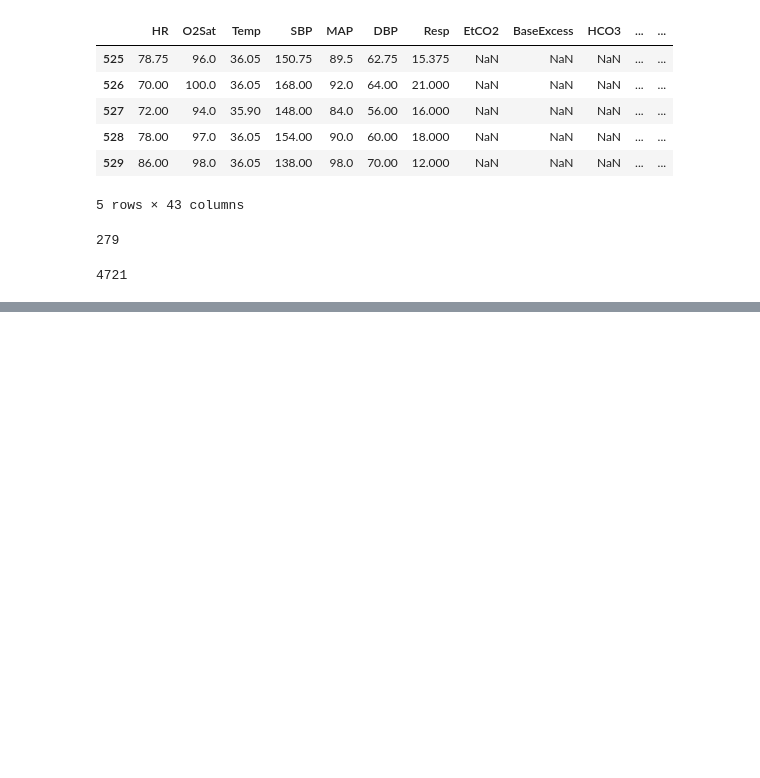
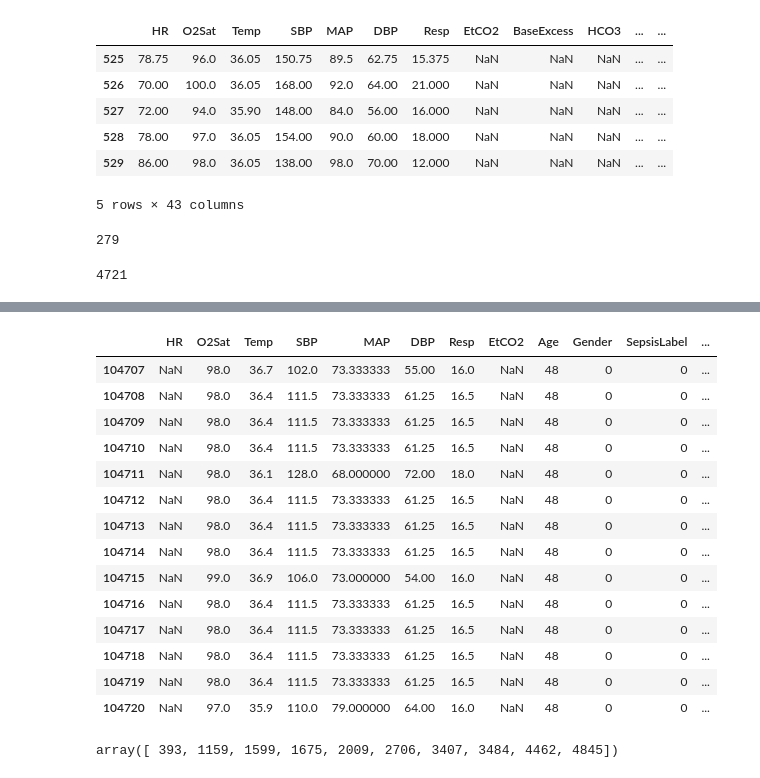
Before and after one commit to Fryman93/SprungBoard, a Jupyter notebook: Capstone 2/Sepsis/Sepsis.ipynb, the cells around one changed output, grey strips where cells are left out. Drawn from its saved outputs; the diff is of its cells as text; code cells hidden in the pictures; blank space fills up the shorter version.

```diff
--- a/Capstone 2/Sepsis/Sepsis.ipynb
+++ b/Capstone 2/Sepsis/Sepsis.ipynb
@@ -468,0 +336,25 @@ y_test = test['Hours_until_sepsis']
+# %%
+# Other observations: PatientID 2777 has no HR values
+
+prelim_vitals[prelim_vitals.HR.isnull()]
+# %% [output]
+|  | HR | O2Sat | Temp | SBP | MAP | DBP | Resp | EtCO2 | Age | Gender | SepsisLabel | ... |
+| 104707 | NaN | 98.0 | 36.7 | 102.0 | 73.333333 | 55.00 | 16.0 | NaN | 48 | 0 | 0 | ... |
+| 104708 | NaN | 98.0 | 36.4 | 111.5 | 73.333333 | 61.25 | 16.5 | NaN | 48 | 0 | 0 | ... |
+| 104709 | NaN | 98.0 | 36.4 | 111.5 | 73.333333 | 61.25 | 16.5 | NaN | 48 | 0 | 0 | ... |
+| 104710 | NaN | 98.0 | 36.4 | 111.5 | 73.333333 | 61.25 | 16.5 | NaN | 48 | 0 | 0 | ... |
+| 104711 | NaN | 98.0 | 36.1 | 128.0 | 68.000000 | 72.00 | 18.0 | NaN | 48 | 0 | 0 | ... |
+| 104712 | NaN | 98.0 | 36.4 | 111.5 | 73.333333 | 61.25 | 16.5 | NaN | 48 | 0 | 0 | ... |
+| 104713 | NaN | 98.0 | 36.4 | 111.5 | 73.333333 | 61.25 | 16.5 | NaN | 48 | 0 | 0 | ... |
+| 104714 | NaN | 98.0 | 36.4 | 111.5 | 73.333333 | 61.25 | 16.5 | NaN | 48 | 0 | 0 | ... |
+| 104715 | NaN | 99.0 | 36.9 | 106.0 | 73.000000 | 54.00 | 16.0 | NaN | 48 | 0 | 0 | ... |
+| 104716 | NaN | 98.0 | 36.4 | 111.5 | 73.333333 | 61.25 | 16.5 | NaN | 48 | 0 | 0 | ... |
+| 104717 | NaN | 98.0 | 36.4 | 111.5 | 73.333333 | 61.25 | 16.5 | NaN | 48 | 0 | 0 | ... |
+| 104718 | NaN | 98.0 | 36.4 | 111.5 | 73.333333 | 61.25 | 16.5 | NaN | 48 | 0 | 0 | ... |
+| 104719 | NaN | 98.0 | 36.4 | 111.5 | 73.333333 | 61.25 | 16.5 | NaN | 48 | 0 | 0 | ... |
+| 104720 | NaN | 97.0 | 35.9 | 110.0 | 79.000000 | 64.00 | 16.0 | NaN | 48 | 0 | 0 | ... |
+# %%
+# Several patients, IDs outputed below, do not have Temp values. This goes on for each feature...
+prelim_vitals[prelim_vitals.Temp.isnull()]['ID'].unique()
+# %% [output]
+array([ 393, 1159, 1599, 1675, 2009, 2706, 3407, 3484, 4462, 4845])
```
Also changed, not shown: parts of 28 cells of this notebook.
